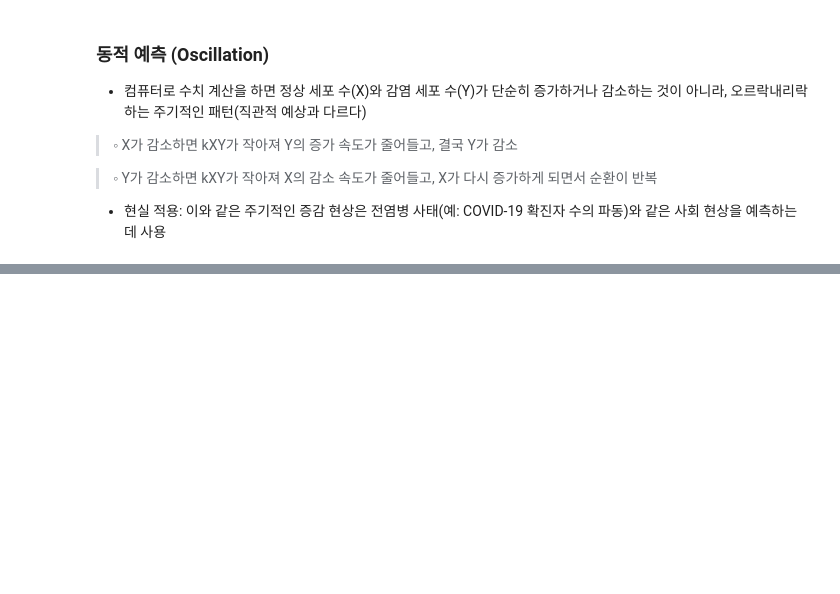
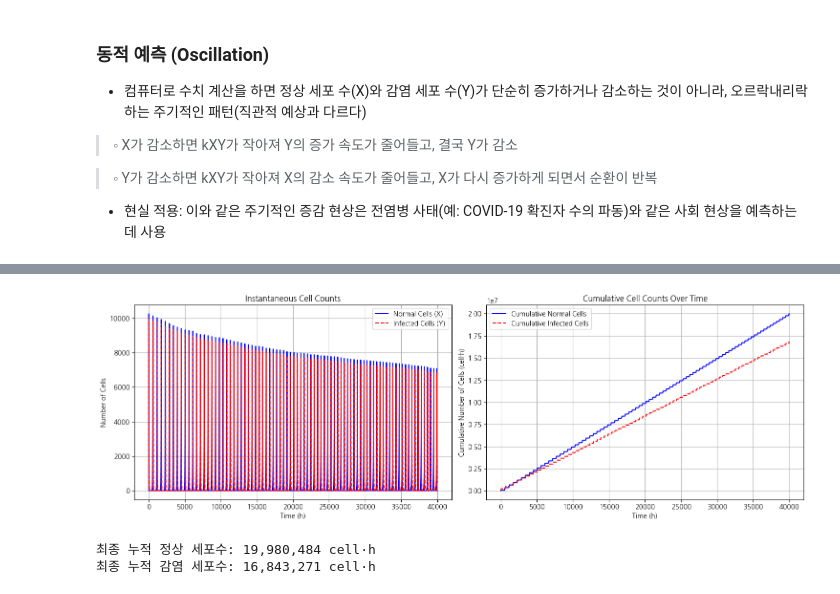
Before and after one commit to ancestor9/2026_Spring_Modeling-and-Simulation, a Jupyter notebook: 세포감염_Simulation.ipynb, the cells around one changed output, grey strips where cells are left out. Drawn from its saved outputs; the diff is of its cells as text; code cells hidden in the pictures; blank space fills up the shorter version.

```diff
--- a/세포감염_Simulation.ipynb
+++ b/세포감염_Simulation.ipynb
@@ -93,0 +153,64 @@ plt.show()
+# %%
+import numpy as np
+from scipy.integrate import solve_ivp, cumulative_trapezoid
+import matplotlib.pyplot as plt
+
+# 1. 모델 함수 정의 (dX/dt, dY/dt 시스템)
+def interaction_model(t, Z):
+    # Z[0] = X (정상 세포), Z[1] = Y (감염 세포)
+    X, Y = Z
+
+    # 모델 상수 설정
+    A = 1/24      # 정상 세포 증식율 (1/24 h)
+    k = 0.0001    # 감염 속도 상수 (k값이 클수록 감염 속도 빠름)
+    d = 0.05      # 감염 세포 사멸 속도 상수
+
+    dXdt = A * X - k * X * Y
+    dYdt = k * X * Y - d * Y
+
+    return [dXdt, dYdt]
+
+# 2. 초기 조건 설정
+Z0 = [10000, 100]  # 초기 [X0, Y0] (정상 세포 10000, 감염 세포 100)
+end_t_span = 40000  # 시뮬레이션 마지막 시간
+t_span = (0, end_t_span)  # 시뮬레이션 시간 (0시간부터 4000시간까지)
+t_points = np.linspace(0, t_span[1], end_t_span)
+
+# 3. 미분방정식 풀이
+solution = solve_ivp(interaction_model, t_span, Z0, t_eval=t_points)
+
+# 4. 누적 세포수 계산 (시간에 따른 적분)
+cumulative_X = cumulative_trapezoid(solution.y[0], solution.t, initial=0)
+cumulative_Y = cumulative_trapezoid(solution.y[1], solution.t, initial=0)
+
+# 5. 결과 시각화
+fig, (ax1, ax2) = plt.subplots(1, 2, figsize=(15, 5))
+
+# 왼쪽: 순간 세포수
+ax1.plot(solution.t, solution.y[0], label='Normal Cells (X)', color='blue')
+ax1.plot(solution.t, solution.y[1], label='Infected Cells (Y)', color='red', linestyle='--')
+ax1.set_xlabel('Time (h)')
+ax1.set_ylabel('Number of Cells')
+ax1.set_title('Instantaneous Cell Counts')
+ax1.legend()
+ax1.grid(True)
+
+# 오른쪽: 누적 세포수
+ax2.plot(solution.t, cumulative_X, label='Cumulative Normal Cells', color='blue')
+ax2.plot(solution.t, cumulative_Y, label='Cumulative Infected Cells', color='red', linestyle='--')
+ax2.set_xlabel('Time (h)')
+ax2.set_ylabel('Cumulative Number of Cells (cell·h)')
+ax2.set_title('Cumulative Cell Counts Over Time')
+ax2.legend()
+ax2.grid(True)
+
+plt.tight_layout()
+plt.show()
+
+# 최종 누적값 출력
+print(f"최종 누적 정상 세포수: {cumulative_X[-1]:,.0f} cell·h")
+print(f"최종 누적 감염 세포수: {cumulative_Y[-1]:,.0f} cell·h")
+# %% [output]
+[figure, added]
+최종 누적 정상 세포수: 19,980,484 cell·h
+최종 누적 감염 세포수: 16,843,271 cell·h
```
Also changed, not shown: parts of 4 cells of this notebook.
